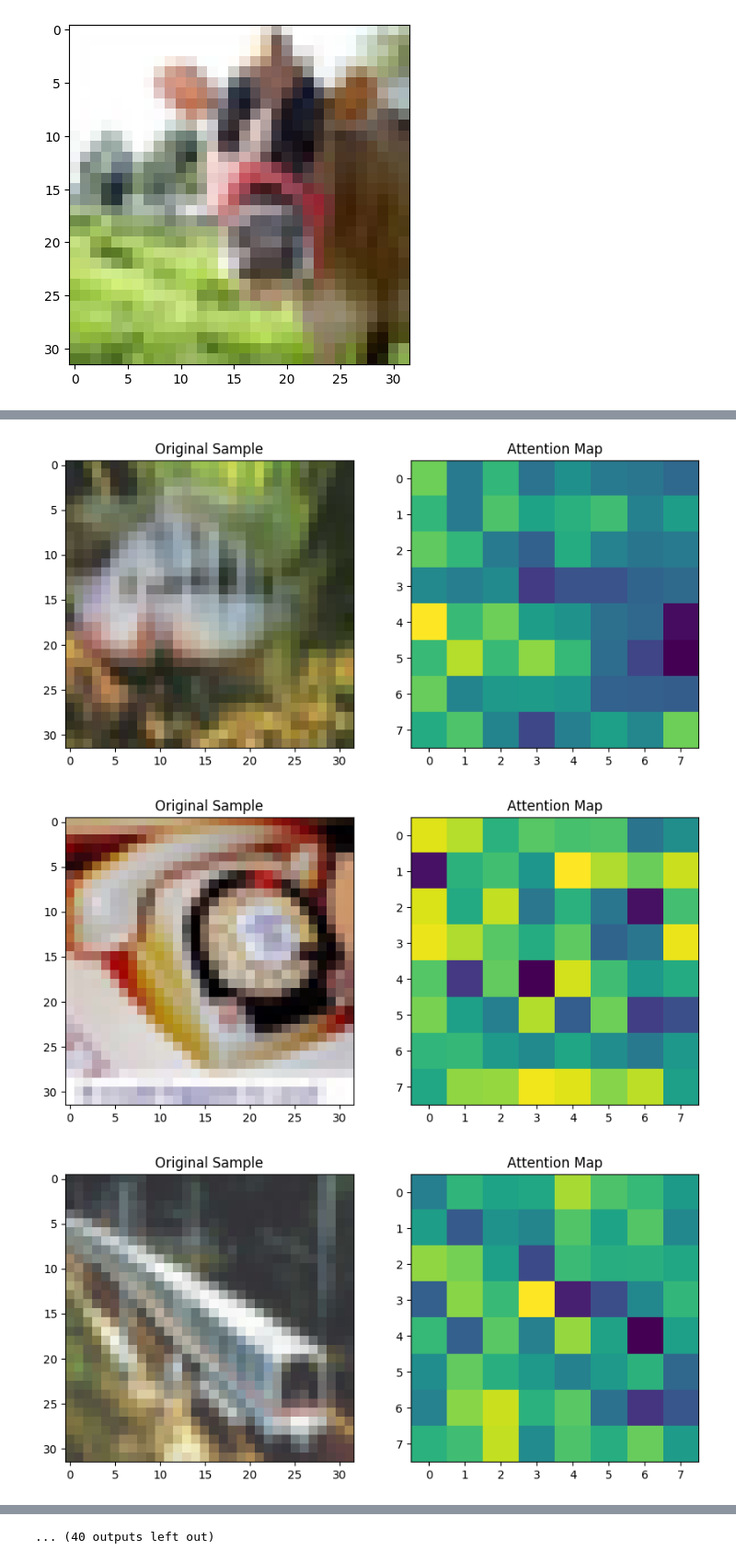
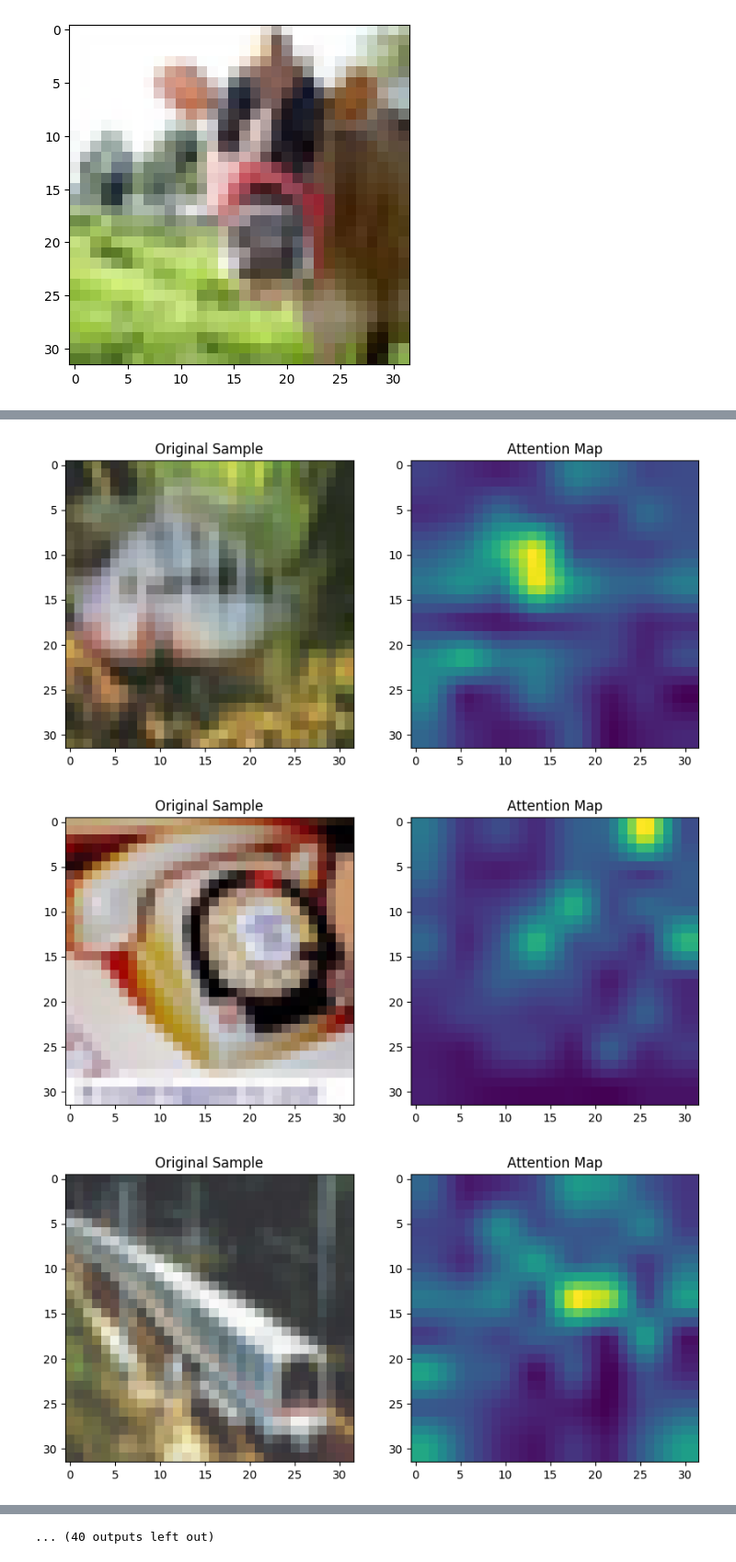
Before and after one commit to Lord225/explain-rl, a Jupyter notebook: analize-vits-cifar.ipynb, the cells around one changed output, grey strips where cells are left out. Shown at 92% size. Saved outputs shown, nothing was run; the diff lists cells and outputs as text; code cells hidden in the pictures.

```diff
--- a/analize-vits-cifar.ipynb
+++ b/analize-vits-cifar.ipynb
@@ -12,7 +12,7 @@ model: tf.keras.Model = tf.keras.models.load_model('./vit_cifar100',
                                                       'AddPositionEmbs': vit_tests.AddPositionEmbs,
                                                       'MultiHeadSelfAttention': vit_tests.MultiHeadSelfAttention,
                                                       'TransformerBlock': vit_tests.TransformerBlock,
-                                                      'ViT': vit_tests.ViT,
+                                                      'ViT': vit_tests.VisualTransformer,
                                                     }
                                                 ) # type: ignore
 
@@ -92,17 +103,13 @@ for i in range(50):
     plt.imshow(sample.reshape(32, 32, 3), cmap='gray')
     plt.title('Original Sample')
 
+
+    sample = sample.reshape(32, 32, 3)
+
     # Second plot: Attention map
-    attentions = model.compute_attention_map(sample).numpy()
-    attentions = np.squeeze(attentions)
-    attentions = np.mean(attentions, axis=0)
-    print(attentions.shape)
-    # strip empty dimensions (all of them )
-    numpy = np.mean(attentions, axis=0)
-    #numpy = attentions.numpy()[4]
-    print(numpy.shape)
+    attentions = vit_tests.attention_map(model, sample)
     plt.subplot(1, 2, 2)
-    plt.imshow(np.mean(numpy, axis=0).reshape(8, 8), cmap='viridis')
+    plt.imshow(attentions, cmap='viridis')
     plt.title('Attention Map')
 
 plt.show()
@@ -148,3 +155,3 @@ plt.show()
-[figure, old version]
+[figure, new version]
-[figure, old version]
+[figure, new version]
-[figure, old version]
+[figure, new version]
```
Also changed, not shown: parts of 5 cells of this notebook, 3 other files.
